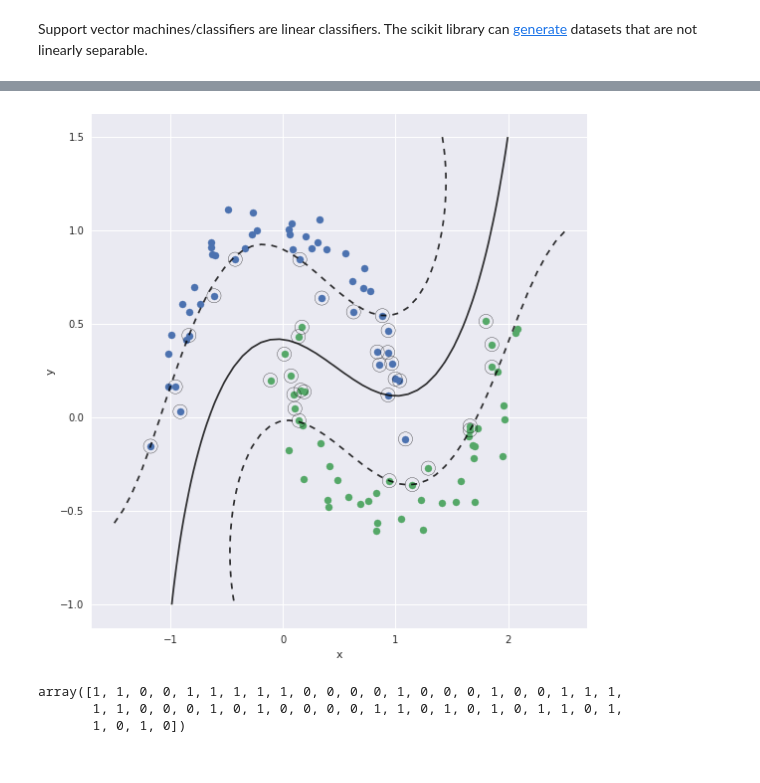
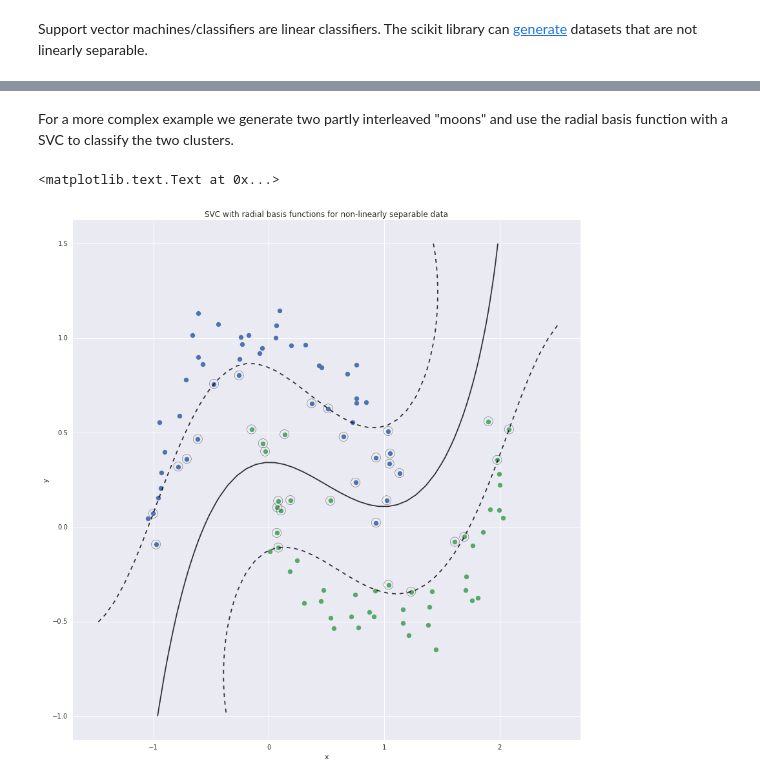
Before and after one commit to gavinln/stats_py_vm, a Jupyter notebook: notebooks/scikit-learn/03_Support_vector_machines.ipynb, the cells around one changed output, grey strips where cells are left out. Saved outputs shown, nothing was run; the diff lists cells and outputs as text; code cells hidden in the pictures.

Commit message:
added svm example

```diff
--- a/notebooks/scikit-learn/03_Support_vector_machines.ipynb
+++ b/notebooks/scikit-learn/03_Support_vector_machines.ipynb
@@ -39,7 +39,7 @@ Create a scatter plot using Seaborn
 def plot_clusters(X, y):
     df = pd.DataFrame(data=X, columns=['x', 'y'])
     df['category'] = y
-    g = sns.FacetGrid(df, hue='category', size=8)
+    g = sns.FacetGrid(df, hue='category', size=12)
     g = g.map(plt.scatter, 'x', 'y', s=50)
     return g.fig.gca()
 
@@ -61,6 +61,7 @@ ax = plot_clusters(X, y)
 plot_decision_function(ax, clf)
 
 # plot line separating clusters
+xlim = ax.get_xlim()
 x_alt = np.linspace(xlim[0], xlim[1], 2)
 y_alt = 1/3.0 * x_alt  + 2.0
 y_alt = -0.7/3.0 * x_alt  + 3.0
@@ -119,16 +124,14 @@ plot_support_vectors(ax, clf)
+# %% [markdown]
+For a more complex example we generate two partly interleaved "moons" and use the radial basis function with a SVC to classify the two clusters.
 # %%
 from sklearn.datasets.samples_generator import make_moons
 X, y = make_moons(100, noise=.1)
 
 clf = SVC(kernel='rbf').fit(X, y)
 
 ax = plot_clusters(X, y)
 plot_support_vectors(ax, clf)
+ax.set_title('SVC with radial basis functions for non-linearly separable data')
 # %% [output]
+<matplotlib.text.Text at 0x...>
-[figure, old version]
+[figure, new version]
-# %%
-y
-# %% [output]
-array([1, 1, 0, 0, 1, 1, 1, 1, 1, 0, 0, 0, 0, 1, 0, 0, 0, 1, 0, 0, 1, 1, 1,
-       1, 1, 0, 0, 0, 1, 0, 1, 0, 0, 0, 0, 1, 1, 0, 1, 0, 1, 0, 1, 1, 0, 1,
-       1, 0, 1, 0])
```
Also changed, not shown: parts of 9 cells of this notebook.
